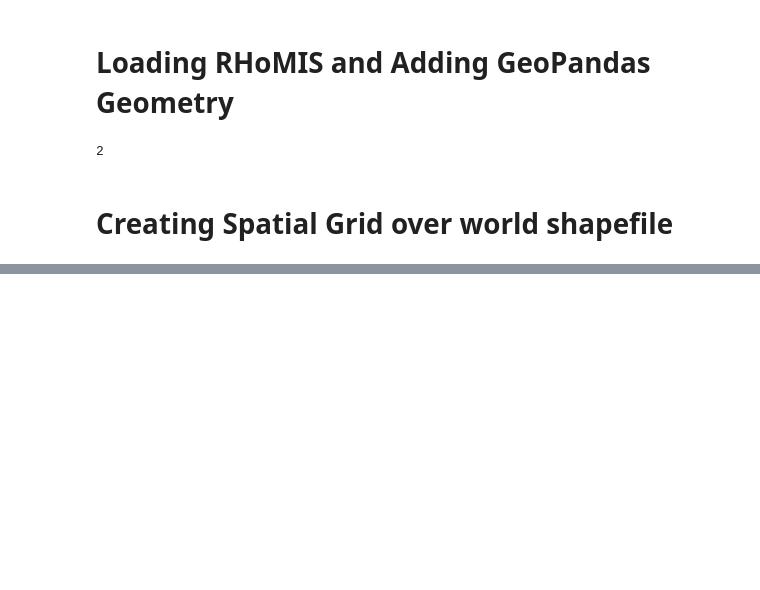
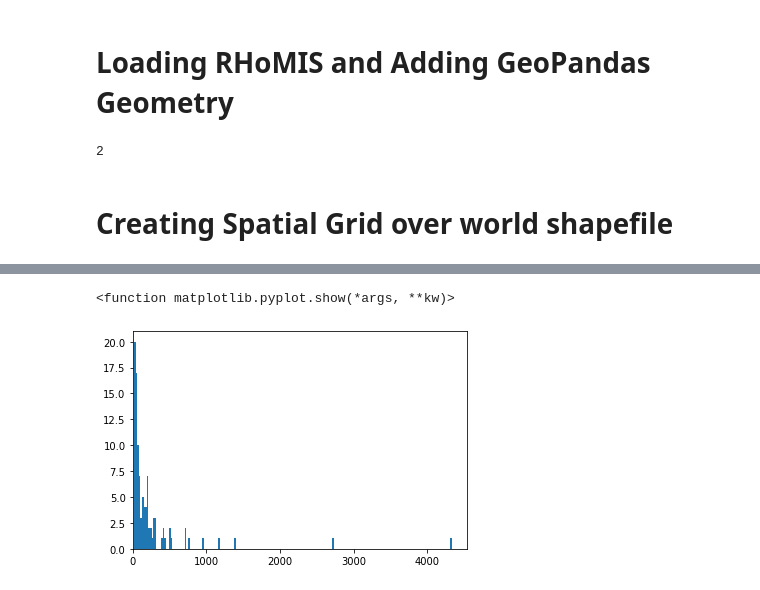
Before and after one commit to l-gorman/geospatial_analysis, a Jupyter notebook: rasterizing_data.ipynb, the cells around one changed output, grey strips where cells are left out. Cells and saved outputs as stored; diff of their text form; code cells hidden in the pictures; blank space fills up the shorter version.

```diff
--- a/rasterizing_data.ipynb
+++ b/rasterizing_data.ipynb
@@ -203,0 +183,5 @@ NameError: name 'y' is not defined
+# %%
+intersected_grid_points=gpd.sjoin(rhomis_variables,world_grid,'left') #creating a grid of points within all of the world grid points
+# The geometry in this case is the geometry of the 'points' of RHoMIS data
+minimum_number_of_households_in_a_square=intersected_grid_points.loc[:,"FID"].value_counts().min()
+maximum_number_of_households_in_a_square=intersected_grid_points.loc[:,"FID"].value_counts().max()
@@ -203,0 +238,12 @@ NameError: name 'y' is not defined
+# %%
+all_intersected.columns
+grids_with_particular_counts=all_intersected.loc[:,"FID"].value_counts()
+grids_with_particular_counts=grids_with_particular_counts[grids_with_particular_counts>20]
+fig, ax= plt.subplots()
+
+plt.hist(grids_with_particular_counts, bins=200)
+plt.xlim( xmin=0)
+plt.show
+# %% [output]
+<function matplotlib.pyplot.show(*args, **kw)>
+[figure, added]
```
Also changed, not shown: parts of 8 cells of this notebook, 2 other files.
